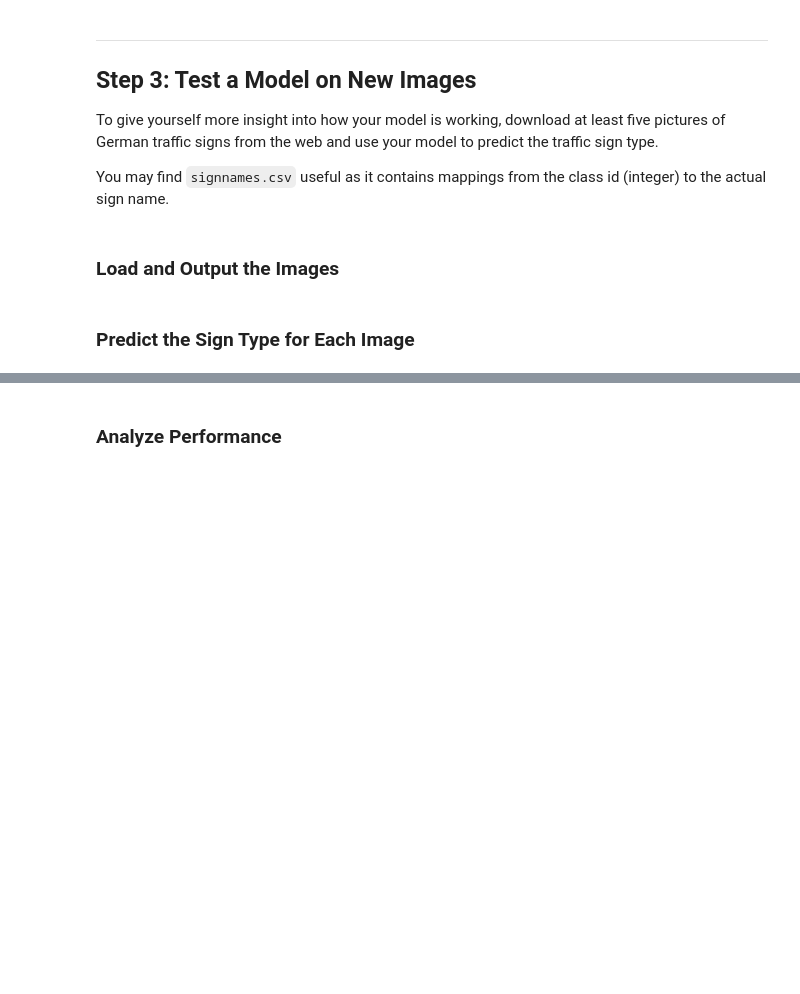
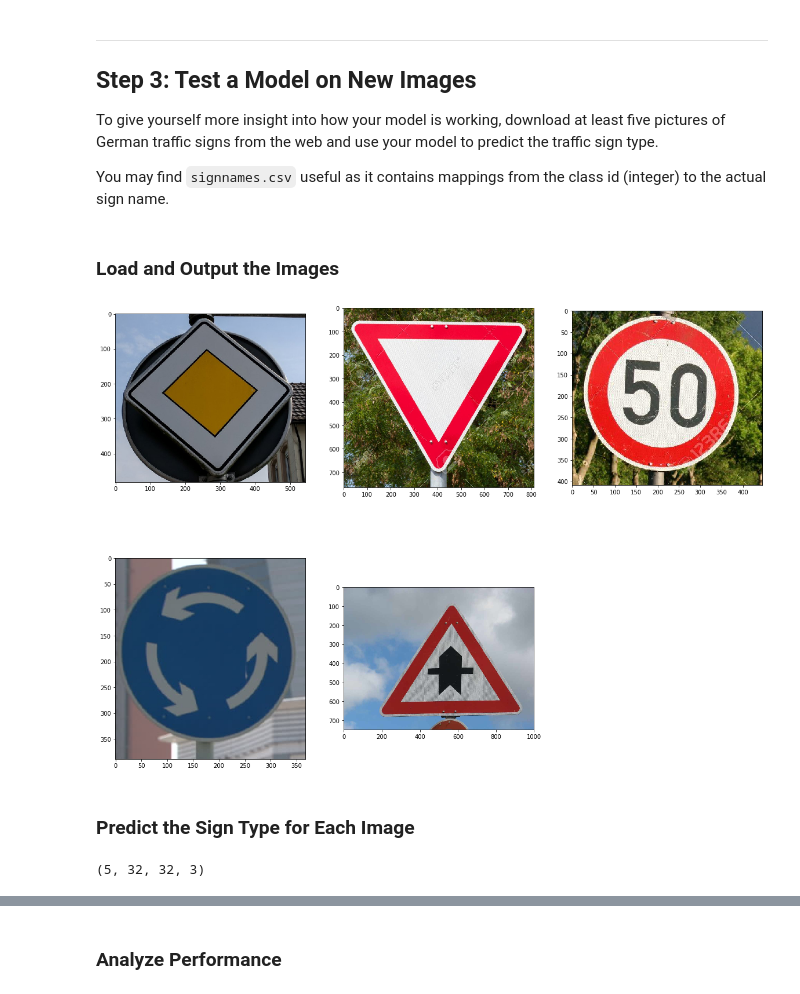
Before and after one commit to Data-drone/CarND-Traffic-Sign-Classifier-Project, a Jupyter notebook: Traffic_Sign_Classifier_Advanced.ipynb, the cells around one changed output, grey strips where cells are left out. Cells and saved outputs as stored; diff of their text form; code cells hidden in the pictures; blank space fills up the shorter version.

```diff
--- a/Traffic_Sign_Classifier_Advanced.ipynb
+++ b/Traffic_Sign_Classifier_Advanced.ipynb
@@ -513,3 +482,26 @@ You may find `signnames.csv` useful as it contains mappings from the class id (i
+# %%
+import glob
+import PIL
+### Load the images and plot them here.
+### Feel free to use as many code cells as needed.
+
+folder = 'new_images'
+images = glob.glob(folder+'/*')
+
+num_images = len(images)
+
+counter = 0
+plt.figure(figsize=(20,40))
+
+for it in images:
+    image = cv2.imread(it)
+    image = cv2.cvtColor(image, cv2.COLOR_BGR2RGB)
+
+    plt.subplot(num_images, 3, counter+1)
+    plt.imshow(image)
+    counter += 1
+# %% [output]
+[figure, added]
 # %% [markdown]
 ### Predict the Sign Type for Each Image
 # %%
@@ -518,0 +520,4 @@ You may find `signnames.csv` useful as it contains mappings from the class id (i
+# %%
+new_arr.shape
+# %% [output]
+(5, 32, 32, 3)
```
Also changed, not shown: parts of 20 cells of this notebook, 8 other files.
